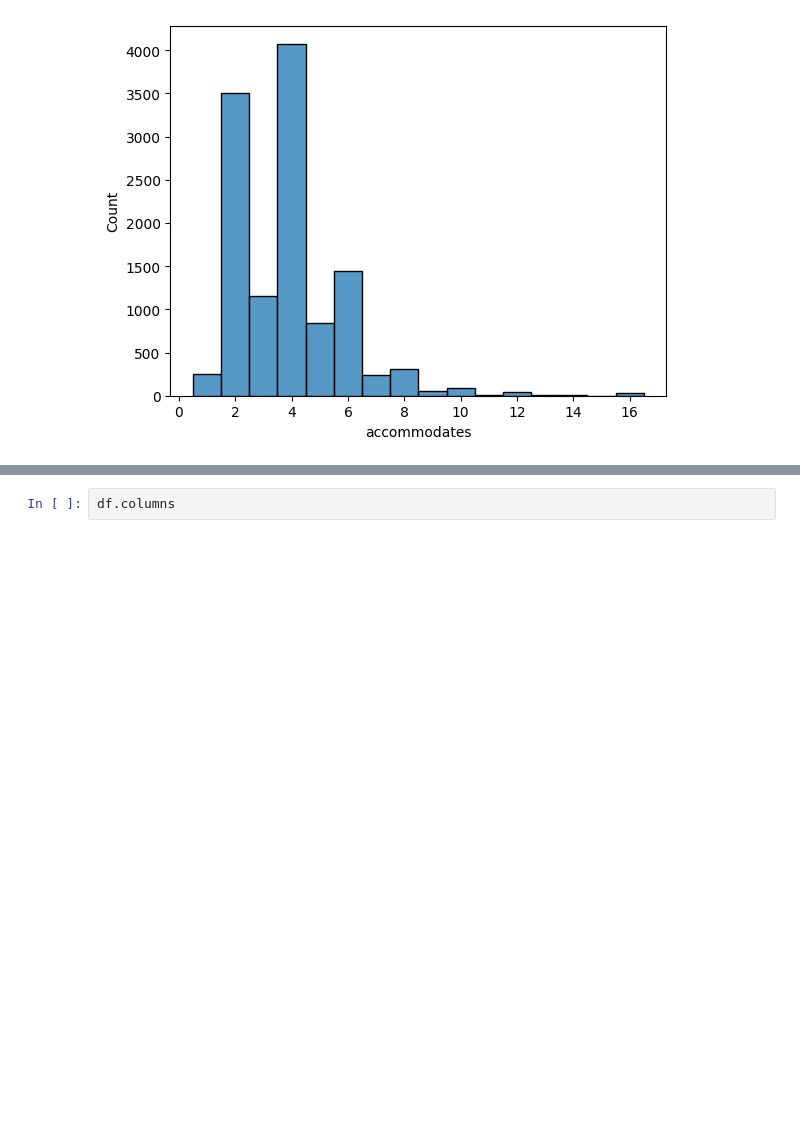
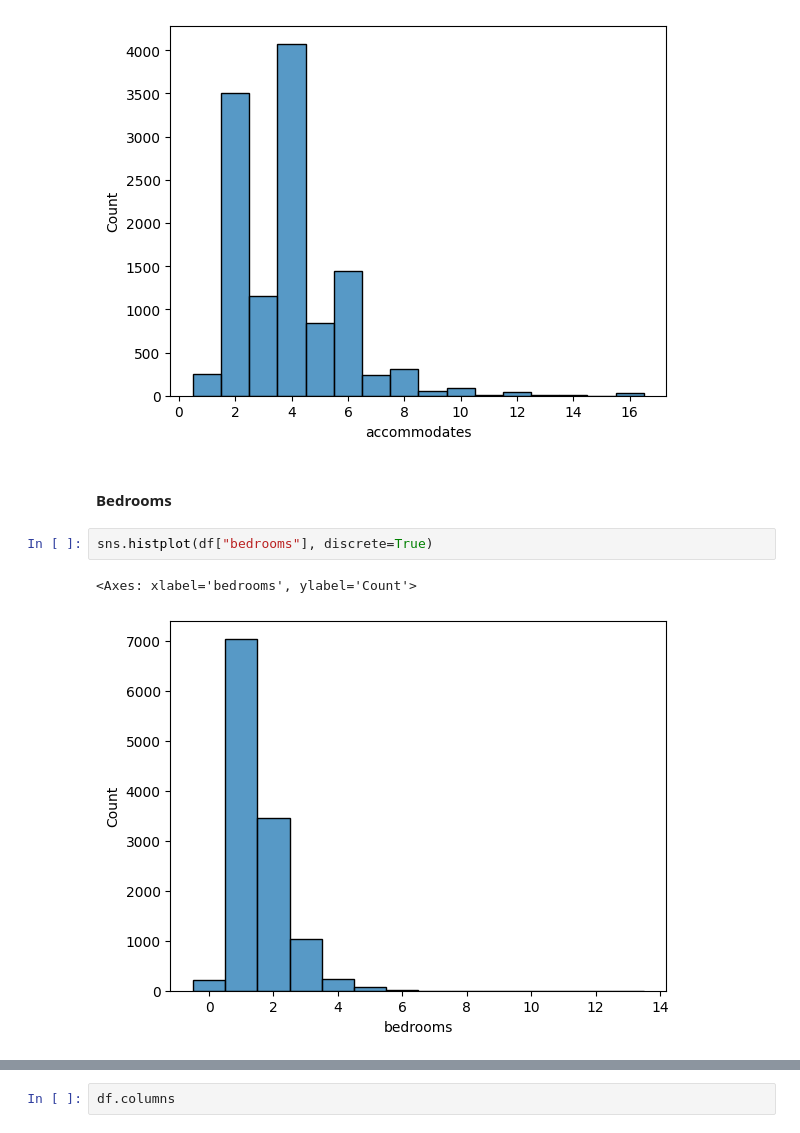
Before and after one commit to EliasSchafer1/Airbnb-Florence, a Jupyter notebook: notebooks/01_preprocessing.ipynb, the cells around one changed output, grey strips where cells are left out. Drawn from its saved outputs; the diff is of its cells as text; blank space fills up the shorter version.

```diff
--- a/notebooks/01_preprocessing.ipynb
+++ b/notebooks/01_preprocessing.ipynb
@@ -222,3 +210,10 @@ sns.histplot(df["accommodates"], discrete=True)
 # %% [output]
 <Axes: xlabel='accommodates', ylabel='Count'>
 [figure]
+# %% [markdown]
+#### Bedrooms
+# %%
+sns.histplot(df["bedrooms"], discrete=True)
+# %% [output]
+<Axes: xlabel='bedrooms', ylabel='Count'>
+[figure, added]
```
Also changed, not shown: parts of 12 cells of this notebook.
